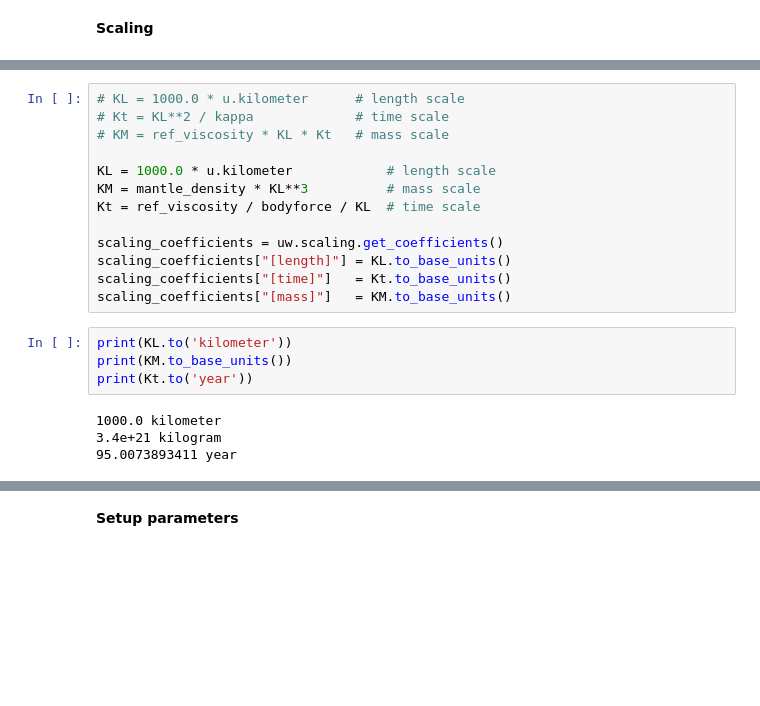
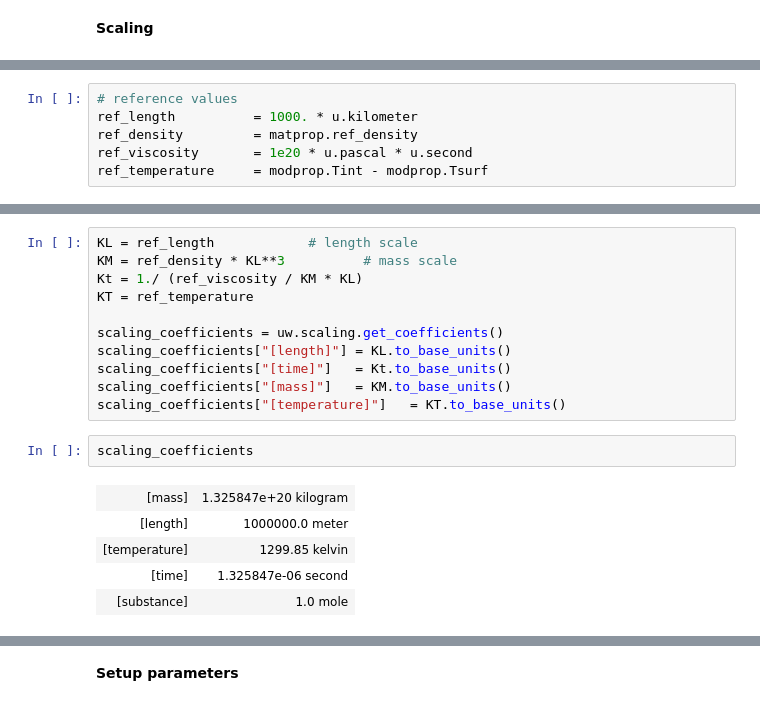
Before and after one commit to RebeccaFarrington/congested-subduction, a Jupyter notebook: Moresi-2014-subduction.ipynb, the cells around one changed output, grey strips where cells are left out. Drawn from its saved outputs; the diff is of its cells as text; blank space fills up the shorter version.

Commit message:
material and model properiets in seperate file, updates to scaling

```diff
--- a/Moresi-2014-subduction.ipynb
+++ b/Moresi-2014-subduction.ipynb
@@ -61,0 +43,6 @@ bodyforce      = mantle_density * 9.81 * u.meter / u.second**2
+# %%
+# reference values
+ref_length          = 1000. * u.kilometer
+ref_density         = matprop.ref_density
+ref_viscosity       = 1e20 * u.pascal * u.second
+ref_temperature     = modprop.Tint - modprop.Tsurf
@@ -62,21 +56,19 @@ bodyforce      = mantle_density * 9.81 * u.meter / u.second**2
 # %%
-# KL = 1000.0 * u.kilometer      # length scale
-# Kt = KL**2 / kappa             # time scale
-# KM = ref_viscosity * KL * Kt   # mass scale
-
-KL = 1000.0 * u.kilometer            # length scale
-KM = mantle_density * KL**3          # mass scale
-Kt = ref_viscosity / bodyforce / KL  # time scale
+KL = ref_length            # length scale
+KM = ref_density * KL**3          # mass scale
+Kt = 1./ (ref_viscosity / KM * KL)
+KT = ref_temperature
 
 scaling_coefficients = uw.scaling.get_coefficients()
 scaling_coefficients["[length]"] = KL.to_base_units()
 scaling_coefficients["[time]"]   = Kt.to_base_units()
 scaling_coefficients["[mass]"]   = KM.to_base_units()
+scaling_coefficients["[temperature]"]   = KT.to_base_units()
-# %%
-print(KL.to('kilometer'))
-print(KM.to_base_units())
-print(Kt.to('year'))
-# %% [output]
-1000.0 kilometer
-3.4e+21 kilogram
-95.0073893411 year
+# %%
+scaling_coefficients
+# %% [output]
+| [mass] | 1.325847e+20 kilogram |
+| [length] | 1000000.0 meter |
+| [temperature] | 1299.85 kelvin |
+| [time] | 1.325847e-06 second |
+| [substance] | 1.0 mole |
```
Also changed, not shown: parts of 38 cells of this notebook, 2 other files.
